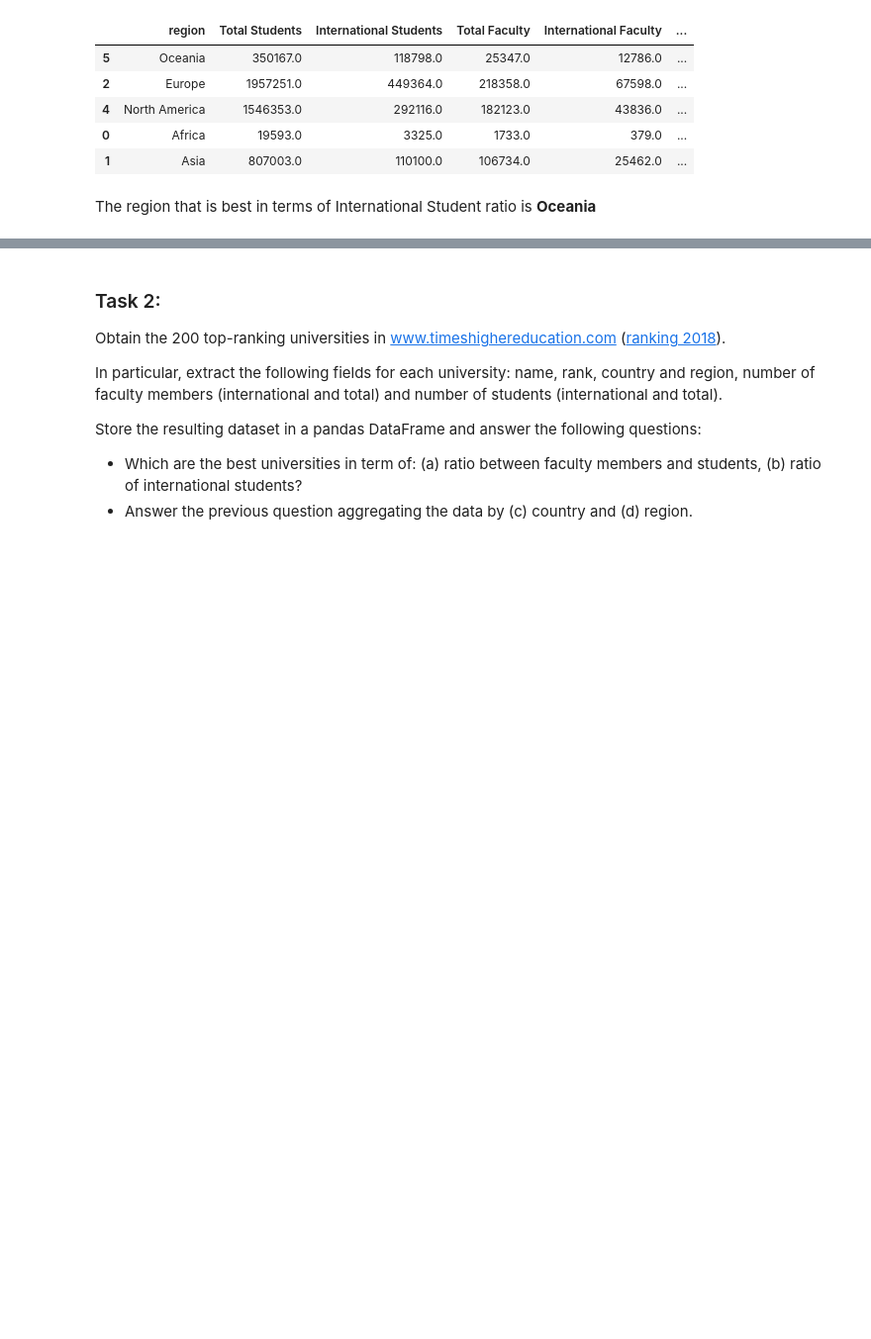
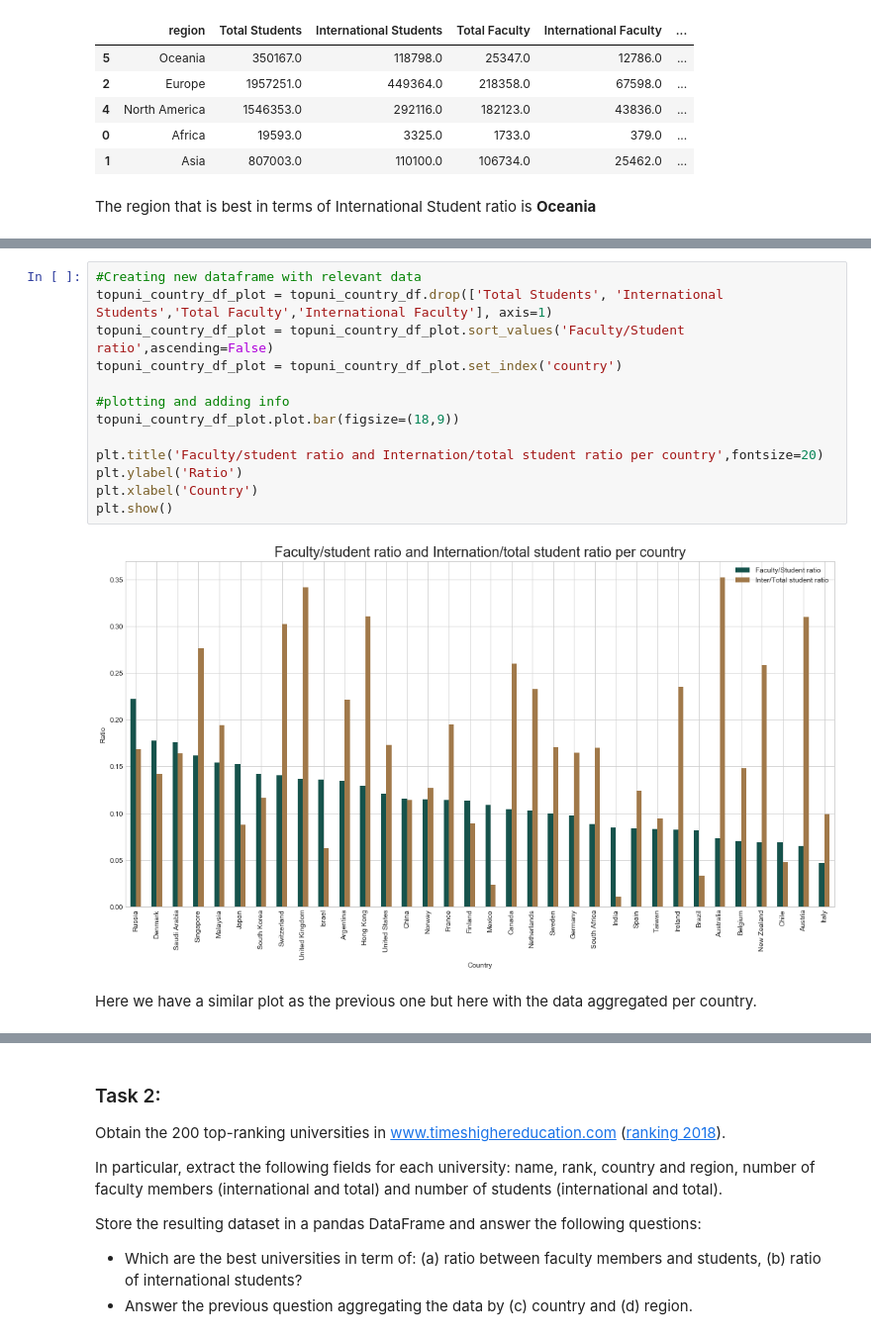
Before and after one commit to sourabhlal/ada2017, a Jupyter notebook: 02 - Data from the Web/homework02.ipynb, the cells around one changed output, grey strips where cells are left out. Shown at 99% size. Cells and saved outputs as stored; diff of their text form; blank space fills up the shorter version.

```diff
--- a/02 - Data from the Web/homework02.ipynb
+++ b/02 - Data from the Web/homework02.ipynb
@@ -268,0 +254,17 @@ The region that is best in terms of International Student ratio is **Oceania**
+# %%
+#Creating new dataframe with relevant data
+topuni_country_df_plot = topuni_country_df.drop(['Total Students', 'International Students','Total Faculty','International Faculty'], axis=1)
+topuni_country_df_plot = topuni_country_df_plot.sort_values('Faculty/Student ratio',ascending=False)
+topuni_country_df_plot = topuni_country_df_plot.set_index('country')
+
+#plotting and adding info
+topuni_country_df_plot.plot.bar(figsize=(18,9))
+
+plt.title('Faculty/student ratio and Internation/total student ratio per country',fontsize=20)
+plt.ylabel('Ratio')
+plt.xlabel('Country')
+plt.show()
+# %% [output]
+[figure, added]
+# %% [markdown]
+Here we have a similar plot as the previous one but here with the data aggregated per country.
```
Also changed, not shown: parts of 15 cells of this notebook.
